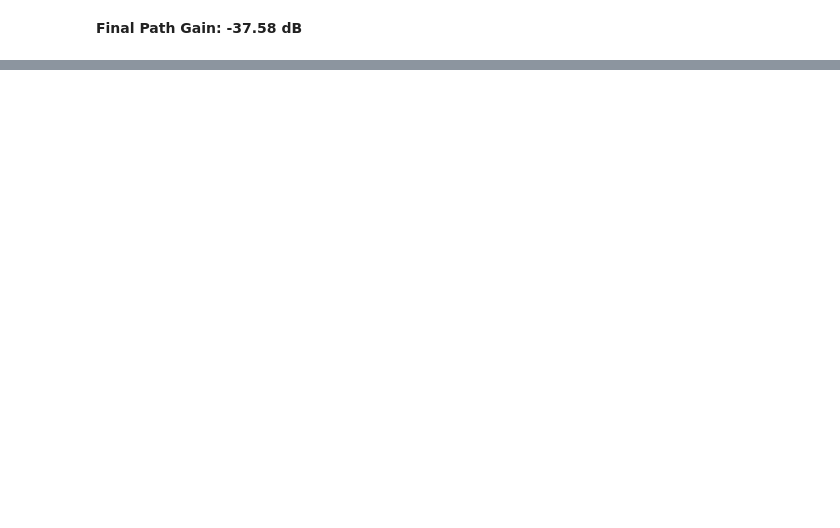
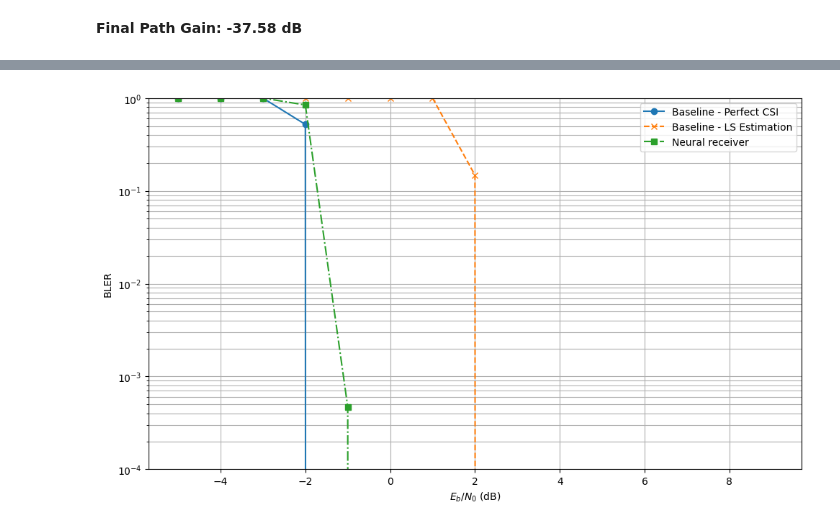
Before and after one commit to doumoh/RIS_aided_communication, a Jupyter notebook: OFDM_SIMO_RIS_OPTIMIZED.ipynb, the cells around one changed output, grey strips where cells are left out. Cells and saved outputs as stored; diff of their text form; code cells hidden in the pictures; blank space fills up the shorter version.

```diff
--- a/OFDM_SIMO_RIS_OPTIMIZED.ipynb
+++ b/OFDM_SIMO_RIS_OPTIMIZED.ipynb
@@ -557,0 +761,17 @@ Saving example.png to example (1).png
+# %%
+plt.figure(figsize=(10,6))
+# Baseline - Perfect CSI
+plt.semilogy(ebno_dbs, BLER['baseline-perfect-csi'], 'o-', c=f'C0', label=f'Baseline - Perfect CSI')
+# Baseline - LS Estimation
+plt.semilogy(ebno_dbs, BLER['baseline-ls-estimation'], 'x--', c=f'C1', label=f'Baseline - LS Estimation')
+# Neural receiver
+plt.semilogy(ebno_dbs, BLER['neural-receiver'], 's-.', c=f'C2', label=f'Neural receiver')
+#
+plt.xlabel(r"$E_b/N_0$ (dB)")
+plt.ylabel("BLER")
+plt.grid(which="both")
+plt.ylim((1e-4, 1.0))
+plt.legend()
+plt.tight_layout()
+# %% [output]
+[figure, added]
```
Also changed, not shown: parts of 61 cells of this notebook.
